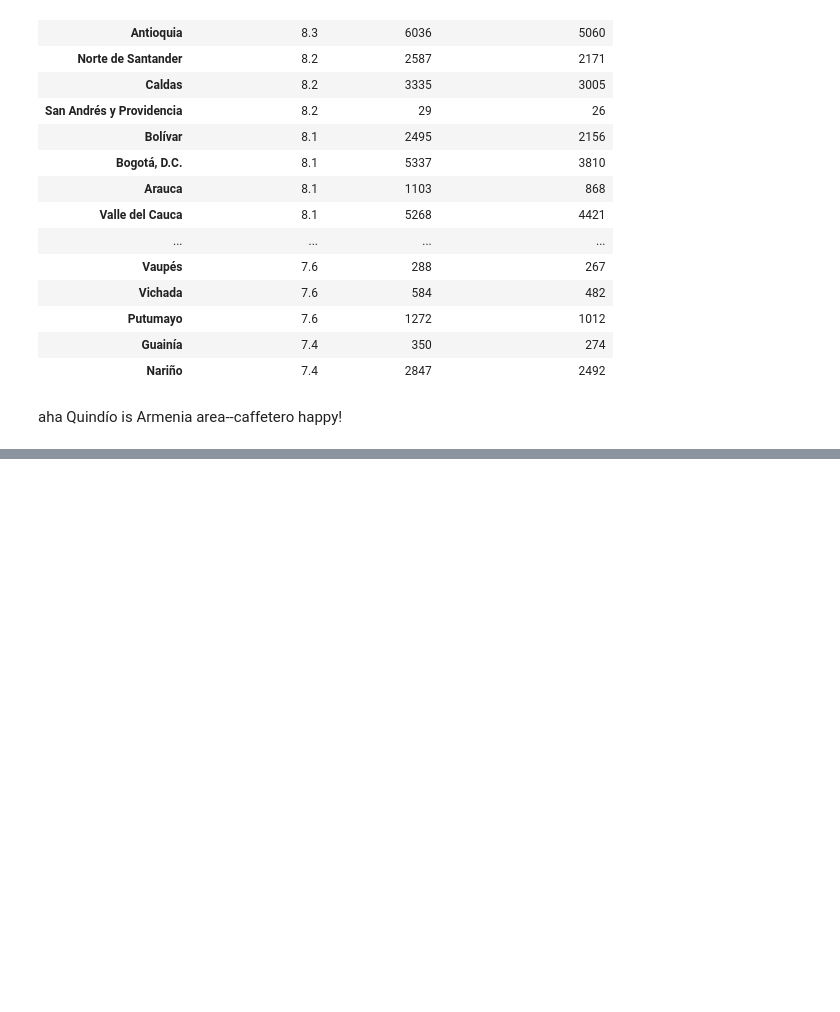
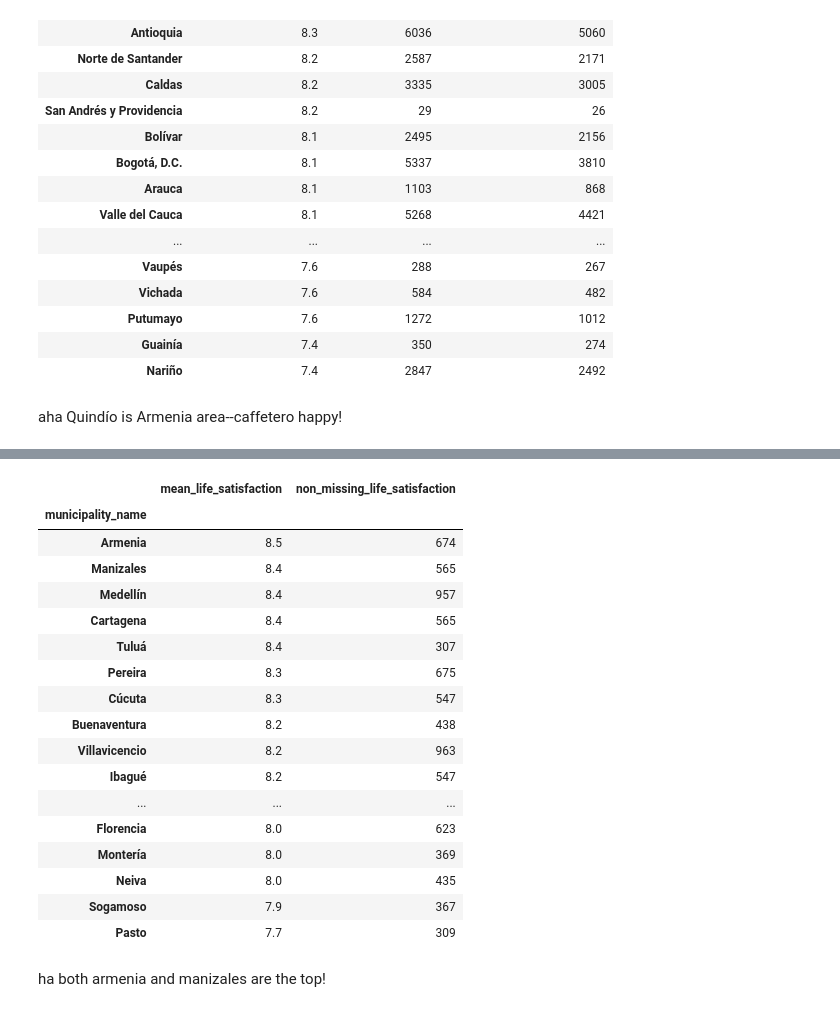
Before and after one commit to theaok/linaColMex, a Jupyter notebook: linaColMex.ipynb, the cells around one changed output, grey strips where cells are left out. Saved outputs shown, nothing was run; the diff lists cells and outputs as text; code cells hidden in the pictures; blank space fills up the shorter version.

```diff
--- a/linaColMex.ipynb
+++ b/linaColMex.ipynb
@@ -225,0 +208,3 @@ dtype: int64
+# %%
+pd.set_option('display.max_rows', None)
+chaComHog['p756s2'].value_counts(dropna=False)
@@ -419,0 +662,33 @@ aha Quindío is Armenia area--caffetero happy!
+# %%
+chaComHog['municipality_name'] = chaComHog['p756s2'].map(municipality_mapping)
+
+municipality_summary = chaComHog.groupby('municipality_name')['life satisfaction'].agg(['mean', 'count'])
+municipality_summary = municipality_summary.rename(columns={
+    'mean': 'mean_life_satisfaction',
+    'count': 'non_missing_life_satisfaction'
+})
+municipality_summary['mean_life_satisfaction'] = municipality_summary['mean_life_satisfaction'].round(1)
+#municipality_summary
+filtered_municipality_summary_300 = municipality_summary[municipality_summary['non_missing_life_satisfaction'] >= 300]
+display(filtered_municipality_summary_300.sort_values(by='mean_life_satisfaction', ascending=False))
+# %% [output]
+|  | mean_life_satisfaction | non_missing_life_satisfaction |
+| municipality_name |  |  |
+| Armenia | 8.5 | 674 |
+| Manizales | 8.4 | 565 |
+| Medellín | 8.4 | 957 |
+| Cartagena | 8.4 | 565 |
+| Tuluá | 8.4 | 307 |
+| Pereira | 8.3 | 675 |
+| Cúcuta | 8.3 | 547 |
+| Buenaventura | 8.2 | 438 |
+| Villavicencio | 8.2 | 963 |
+| Ibagué | 8.2 | 547 |
+| ... | ... | ... |
+| Florencia | 8.0 | 623 |
+| Montería | 8.0 | 369 |
+| Neiva | 8.0 | 435 |
+| Sogamoso | 7.9 | 367 |
+| Pasto | 7.7 | 309 |
+# %% [markdown]
+ha both armenia and manizales are the top!
```
Also changed, not shown: parts of 6 cells of this notebook.
